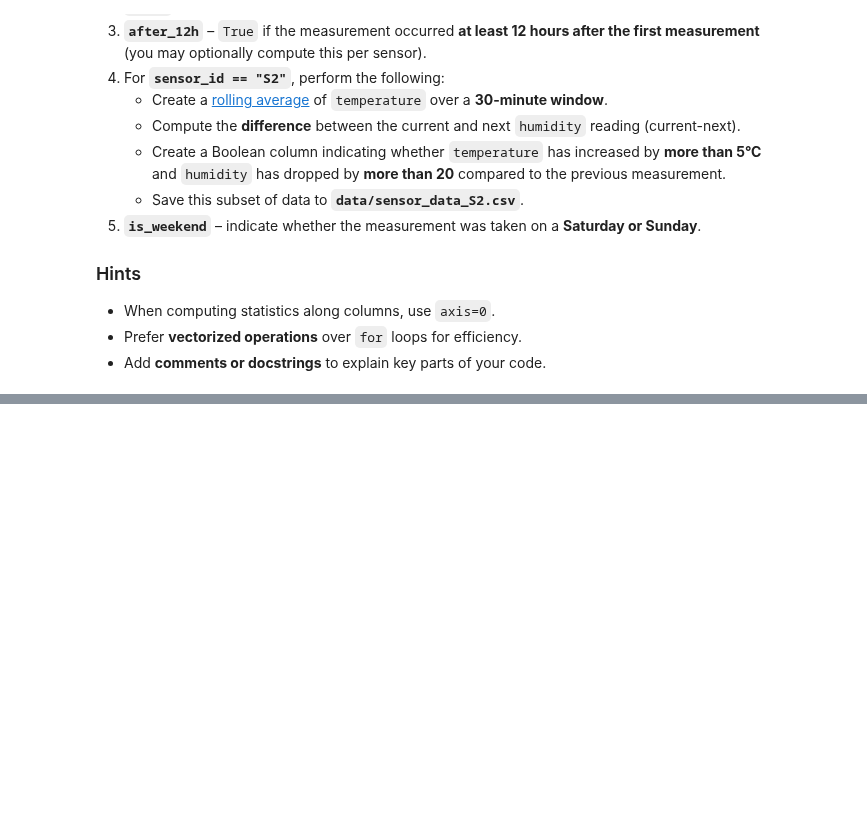
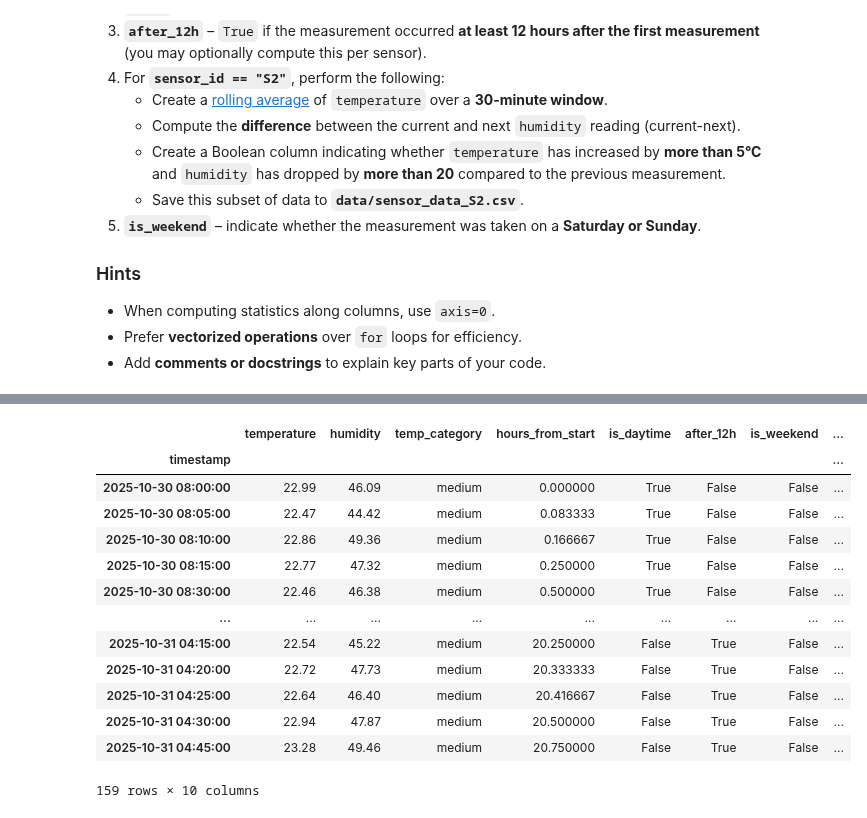
Before and after one commit to vanesacagalova/python-for-data-science, a Jupyter notebook: assignment3.ipynb, the cells around one changed output, grey strips where cells are left out. Saved outputs shown, nothing was run; the diff lists cells and outputs as text; code cells hidden in the pictures; blank space fills up the shorter version.

```diff
--- a/assignment3.ipynb
+++ b/assignment3.ipynb
@@ -806,0 +845,13 @@ Add the following time-based columns:
+# %%
+#2. Data cleaning
+
+percentile_20 = np.nanpercentile(df['temperature'], 20, axis=0)
+percentile_80 = np.nanpercentile(df['temperature'], 80, axis=0)
+
+clean_df = df.dropna() # removing nans
+outliers_mask = (clean_df['temperature'] < percentile_20) | (clean_df['temperature'] > percentile_80) # mask for outliers
+
+new_df = clean_df[~outliers_mask]
+
+
+print(f"Počet odstránených riadkov: {len(df) - len(new_df)}")
@@ -806,0 +900,55 @@ Add the following time-based columns:
+# %%
+#4. Time and Date Analysis
+
+timestamps = new_df.index.get_level_values('timestamp')
+
+first_time = np.min(timestamps)
+
+new_df['hours_from_start'] = (timestamps - first_time) / pd.Timedelta(hours=1)
+
+hours = timestamps.hour
+
+new_df['is_daytime'] = (hours >= 6) & (hours < 18)
+
+new_df['after_12h'] = new_df['hours_from_start'] >= 12.0
+
+new_df['is_weekend'] = timestamps.weekday >= 5
+
+
+sensor_id = new_df.index.get_level_values('sensor_id')
+
+sensor_S2 = (sensor_id == "S2")
+
+df_s2 = new_df[sensor_S2].copy()
+df_s2 = df_s2.droplevel('sensor_id')
+
+df_s2['temp_rolling'] = df_s2['temperature'].rolling(window = '30min').mean()
+
+humidity = df_s2['humidity']
+temperature = df_s2['temperature']
+
+n = len(humidity)
+
+df_s2['humidity_diff_next'] = df_s2['humidity'] - df_s2['humidity'].shift(-1) # difference with the next value (current - next)
+
+temp_diff = df_s2['temperature'] - df_s2['temperature'].shift(1) # sharp change compared to the previous value“
+hum_diff = df_s2['humidity'].shift(1) - df_s2['humidity']
+
+df_s2['sharp_change'] = (temp_diff > 5) & (hum_diff > 20)
+
+df_s2.to_csv('data/sensor_data_S2.csv')
+# %% [output]
+|  | temperature | humidity | temp_category | hours_from_start | is_daytime | after_12h | is_weekend | ... |
+| timestamp |  |  |  |  |  |  |  | ... |
+| 2025-10-30 08:00:00 | 22.99 | 46.09 | medium | 0.000000 | True | False | False | ... |
+| 2025-10-30 08:05:00 | 22.47 | 44.42 | medium | 0.083333 | True | False | False | ... |
+| 2025-10-30 08:10:00 | 22.86 | 49.36 | medium | 0.166667 | True | False | False | ... |
+| 2025-10-30 08:15:00 | 22.77 | 47.32 | medium | 0.250000 | True | False | False | ... |
+| 2025-10-30 08:30:00 | 22.46 | 46.38 | medium | 0.500000 | True | False | False | ... |
+| ... | ... | ... | ... | ... | ... | ... | ... | ... |
+| 2025-10-31 04:15:00 | 22.54 | 45.22 | medium | 20.250000 | False | True | False | ... |
+| 2025-10-31 04:20:00 | 22.72 | 47.73 | medium | 20.333333 | False | True | False | ... |
+| 2025-10-31 04:25:00 | 22.64 | 46.40 | medium | 20.416667 | False | True | False | ... |
+| 2025-10-31 04:30:00 | 22.94 | 47.87 | medium | 20.500000 | False | True | False | ... |
+| 2025-10-31 04:45:00 | 23.28 | 49.46 | medium | 20.750000 | False | True | False | ... |
+159 rows × 10 columns
```
Also changed, not shown: parts of 16 cells of this notebook.
